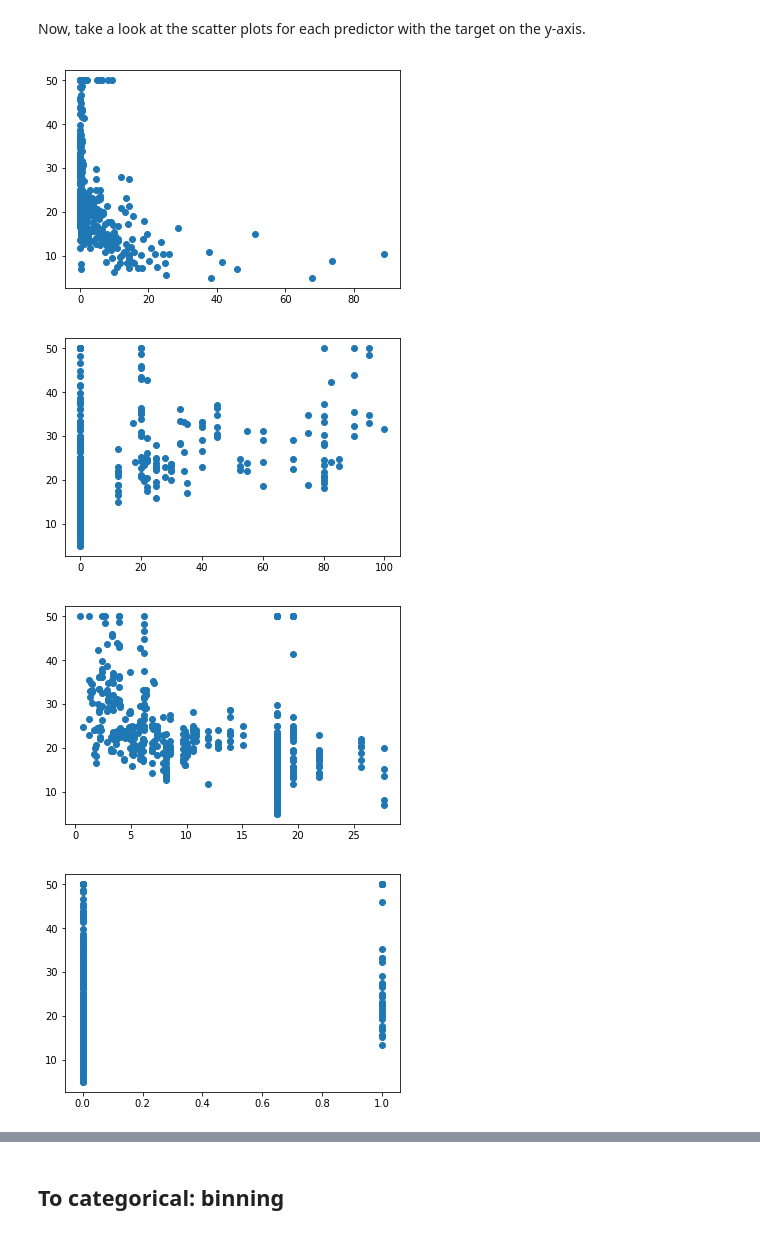
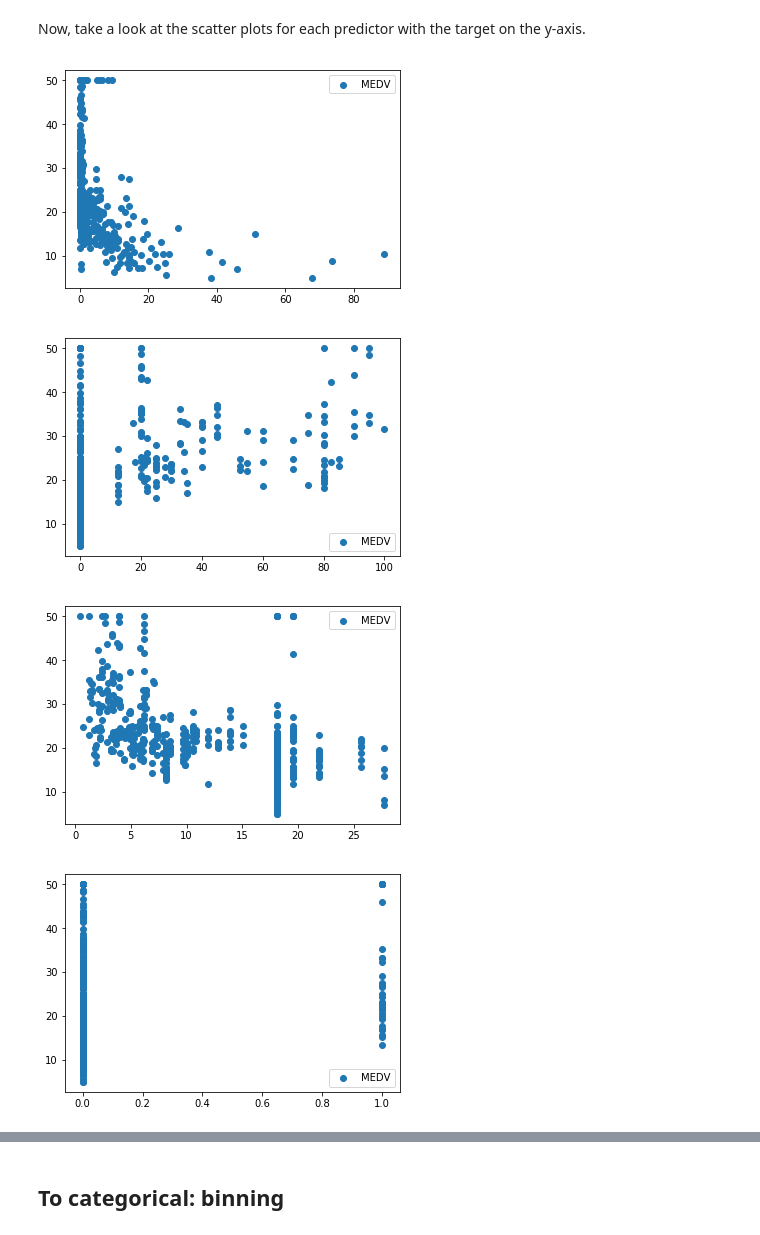
Before and after one commit to joelsandler/dsc-enterprise-hsbc-dealing-with-categorical-variables-lab-hsbc-ds-081319, a Jupyter notebook: index.ipynb, the cells around one changed output, grey strips where cells are left out. Drawn from its saved outputs; the diff is of its cells as text; code cells hidden in the pictures.

```diff
--- a/index.ipynb
+++ b/index.ipynb
@@ -148,15 +148,16 @@ Now, take a look at the scatter plots for each predictor with the target on the
 # %%
 import pandas as pd
 import matplotlib.pyplot as plt
 
 
 for feature in boston_df:
     if feature != 'MEDV':
         plt.scatter(boston_df[feature], boston_df['MEDV'])
+        plt.legend()
         plt.show()
 # create scatter plots
 # %% [output]
-[figure, old version]
+[figure, new version]
-[figure, old version]
+[figure, new version]
-[figure, old version]
+[figure, new version]
-[figure, old version]
+[figure, new version]
```
Also changed, not shown: parts of 1 cell of this notebook.
